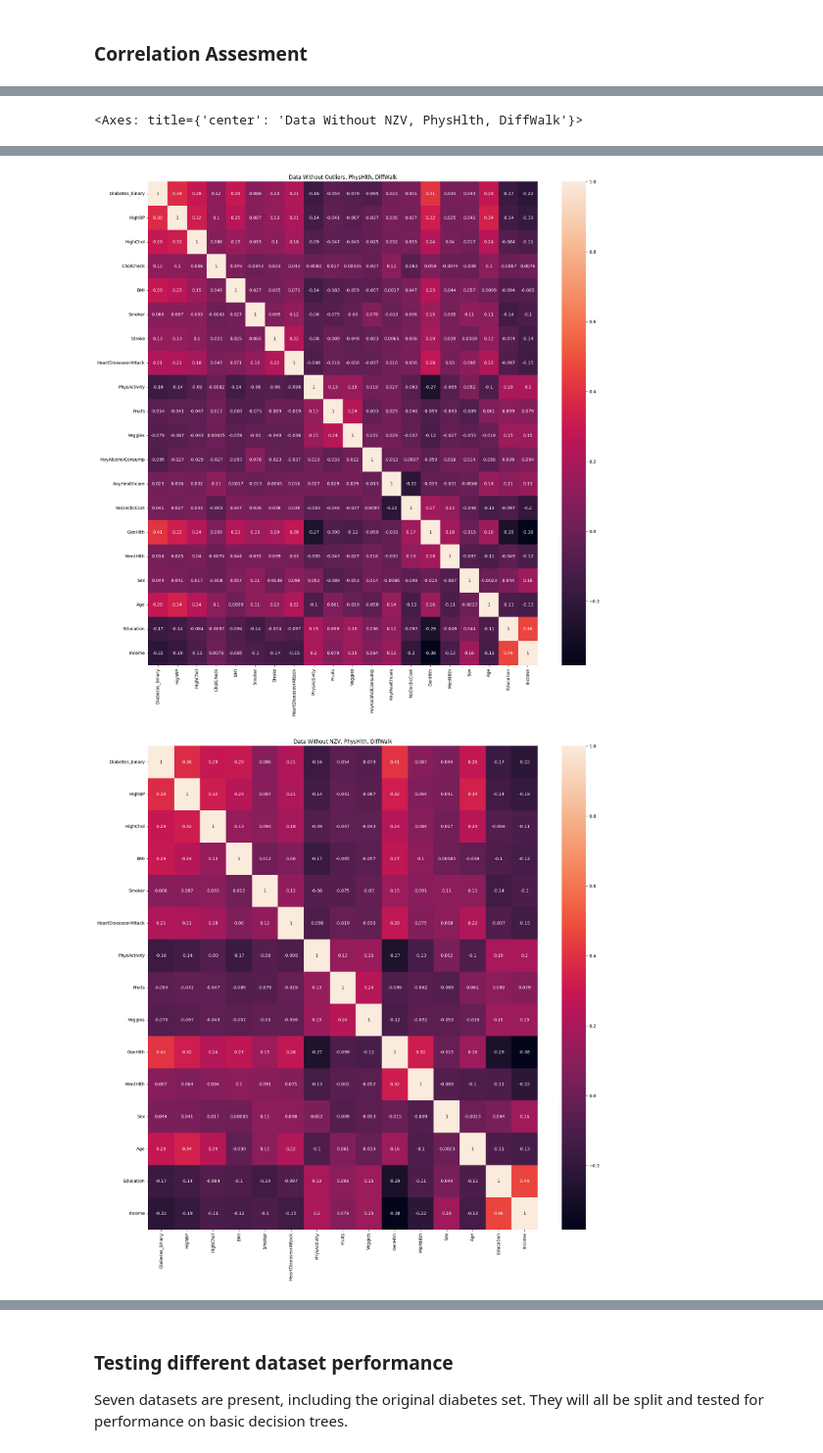
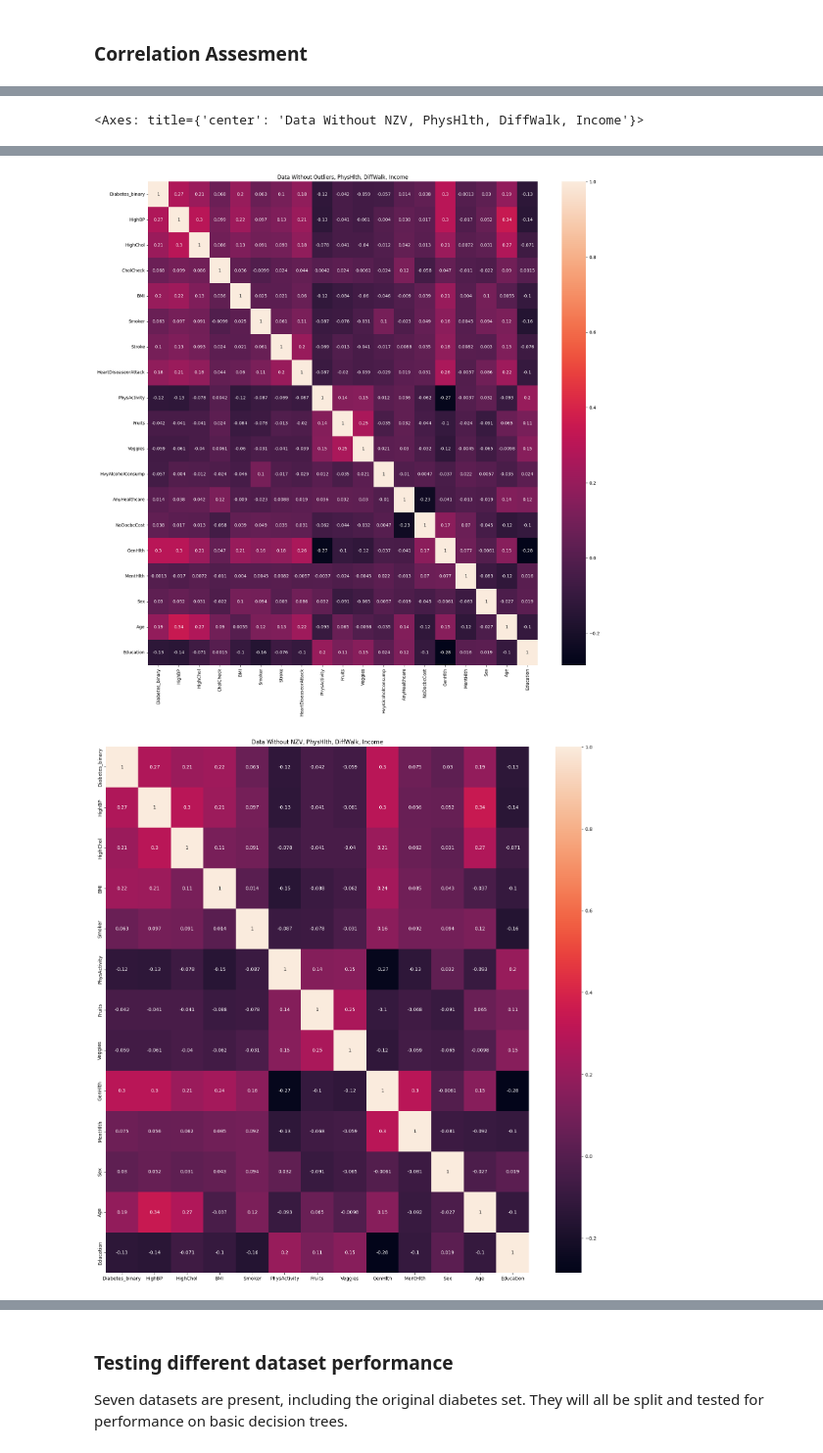
Before and after one commit to thuyr13/DS_2ndreport, a Jupyter notebook: Feature Engineering.ipynb, the cells around one changed output, grey strips where cells are left out. Shown at 98% size. Saved outputs shown, nothing was run; the diff lists cells and outputs as text; code cells hidden in the pictures.

```diff
--- a/Feature Engineering.ipynb
+++ b/Feature Engineering.ipynb
@@ -11,7 +11,7 @@ warnings.filterwarnings('ignore')
 from sklearn.preprocessing import normalize
 from sklearn.feature_selection import VarianceThreshold
 
-diabetes = pd.read_csv ("diabetes.csv")
+diabetes = pd.read_csv ("diabetes_clean.csv")
 # %%
 print(diabetes.shape)
 print(diabetes.describe(include='all'))
@@ -84,11 +85,11 @@ tr_bmi=1.7*std_bmi
 
 mean_ph= np.mean(ph_col)
 std_ph=np.std(ph_col)
-tr_ph= 1.7*std_ph
+tr_ph= 0.5*std_ph
 
 mean_mh= np.mean(mh_col)
 std_mh=np.std(mh_col)
-tr_mh= 1.7*std_mh
+tr_mh= 0.5*std_mh
 
 # Identifying outliers
 
@@ -152,34 +154,34 @@ Below the effects of removing GenHlth or PhysHlth and DiffWalk are assesed.
 # %%
-# creating dataset without outliers and without GenHlth feature.
+# creating dataset without outliers and without GenHlth, Income features.
 data_p_ol_genhlth = data_p_ol.copy()
-data_p_ol_genhlth = data_p_ol_genhlth.drop(columns=['GenHlth'])
+data_p_ol_genhlth = data_p_ol_genhlth.drop(columns=['GenHlth', 'Income'])
 
 plt.figure(figsize=(20,20))
-plt.title("Data Without Outliers and GenHlth")
+plt.title("Data Without Outliers and GenHlth, Income")
 sns.heatmap(data_p_ol_genhlth.corr(), annot=True)
 
-# creating dataset without nzv and GenHlth Feature
+# creating dataset without nzv and GenHlth, Income features.
 data_p_nzv_genhlth = data_p_nzv.copy()
-data_p_nzv_genhlth =data_p_nzv_genhlth.drop(columns=['GenHlth'])
+data_p_nzv_genhlth =data_p_nzv_genhlth.drop(columns=['GenHlth','Income'])
 
 plt.figure(figsize=(20,20))
-plt.title("Data Without NZV and GenHlth")
+plt.title("Data Without NZV and GenHlth, Income")
 sns.heatmap(data_p_nzv_genhlth.corr(), annot=True)
 
-# creating dataset without outliers and without PhysHlth or DiffWalk features.
+# creating dataset without outliers and without PhysHlth, DiffWalk, Income features.
 data_min_diffwalk_phys_ol = data_p_ol.copy()
-data_min_diffwalk_phys_ol = data_min_diffwalk_phys_ol.drop(columns=['PhysHlth','DiffWalk'])
+data_min_diffwalk_phys_ol = data_min_diffwalk_phys_ol.drop(columns=['PhysHlth','DiffWalk','Income'])
 
 plt.figure(figsize=(20,20))
-plt.title("Data Without Outliers, PhysHlth, DiffWalk")
+plt.title("Data Without Outliers, PhysHlth, DiffWalk, Income")
 sns.heatmap(data_min_diffwalk_phys_ol.corr(), annot=True)
 
-# creating dataset without nzv and PhysHlth or DiffWalk features.
+# creating dataset without nzv and PhysHlth, DiffWalk, Income features.
 data_min_diffwalk_phys_nzv = data_p_nzv.copy()
-data_min_diffwalk_phys_nzv =data_min_diffwalk_phys_nzv.drop(columns=['PhysHlth','DiffWalk'])
+data_min_diffwalk_phys_nzv =data_min_diffwalk_phys_nzv.drop(columns=['PhysHlth','DiffWalk','Income'])
 
 plt.figure(figsize=(20,20))
-plt.title("Data Without NZV, PhysHlth, DiffWalk")
+plt.title("Data Without NZV, PhysHlth, DiffWalk, Income")
 sns.heatmap(data_min_diffwalk_phys_nzv.corr(), annot=True)
 # %% [output]
-<Axes: title={'center': 'Data Without NZV, PhysHlth, DiffWalk'}>
+<Axes: title={'center': 'Data Without NZV, PhysHlth, DiffWalk, Income'}>
@@ -188,5 +190,5 @@ sns.heatmap(data_min_diffwalk_phys_nzv.corr(), annot=True)
-[figure, old version]
+[figure, new version]
-[figure, old version]
+[figure, new version]
 # %% [markdown]
 The datasets collected from the above and the feature engineering applied are as follows:
 
```
Also changed, not shown: parts of 35 cells of this notebook, 10 other files.
